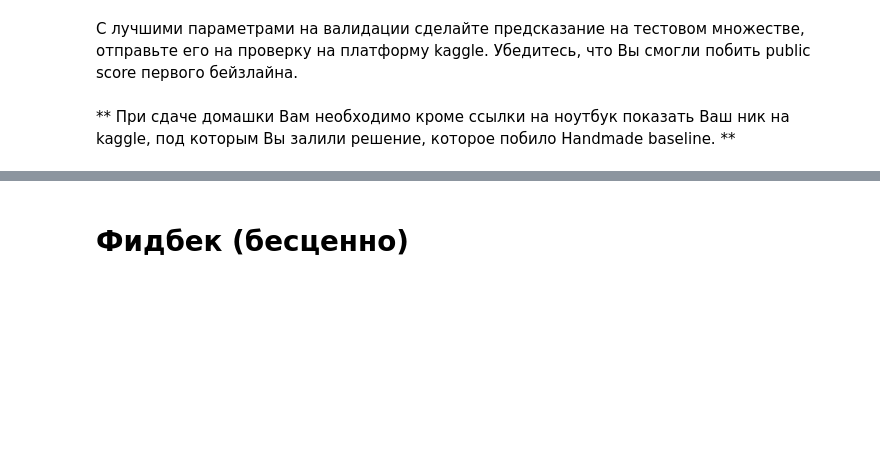
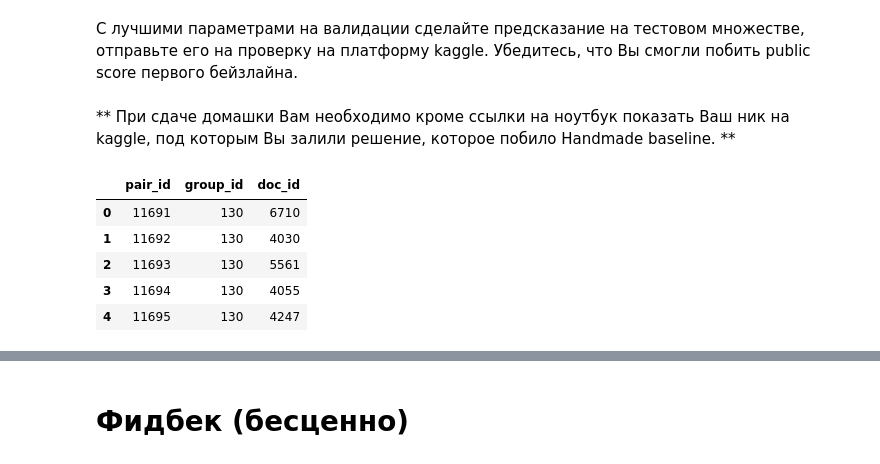
Before and after one commit to vid1525/ml2020-09, a Jupyter notebook: vasenkov_hw2.ipynb, the cells around one changed output, grey strips where cells are left out. Saved outputs shown, nothing was run; the diff lists cells and outputs as text; code cells hidden in the pictures; blank space fills up the shorter version.

```diff
--- a/vasenkov_hw2.ipynb
+++ b/vasenkov_hw2.ipynb
@@ -662,3 +768,13 @@ from sklearn.preprocessing import StandardScaler
 С лучшими параметрами на валидации сделайте предсказание на тестовом множестве, отправьте его на проверку на платформу kaggle. Убедитесь, что Вы смогли побить public score первого бейзлайна.
 # %% [markdown]
 ** При сдаче домашки Вам необходимо кроме ссылки на ноутбук показать Ваш ник на kaggle, под которым Вы залили решение, которое побило Handmade baseline. **
+# %%
+test_data = pd.read_csv('test_groups.csv')
+test_data.head()
+# %% [output]
+|  | pair_id | group_id | doc_id |
+| 0 | 11691 | 130 | 6710 |
+| 1 | 11692 | 130 | 4030 |
+| 2 | 11693 | 130 | 5561 |
+| 3 | 11694 | 130 | 4055 |
+| 4 | 11695 | 130 | 4247 |
```
Also changed, not shown: parts of 11 cells of this notebook.
